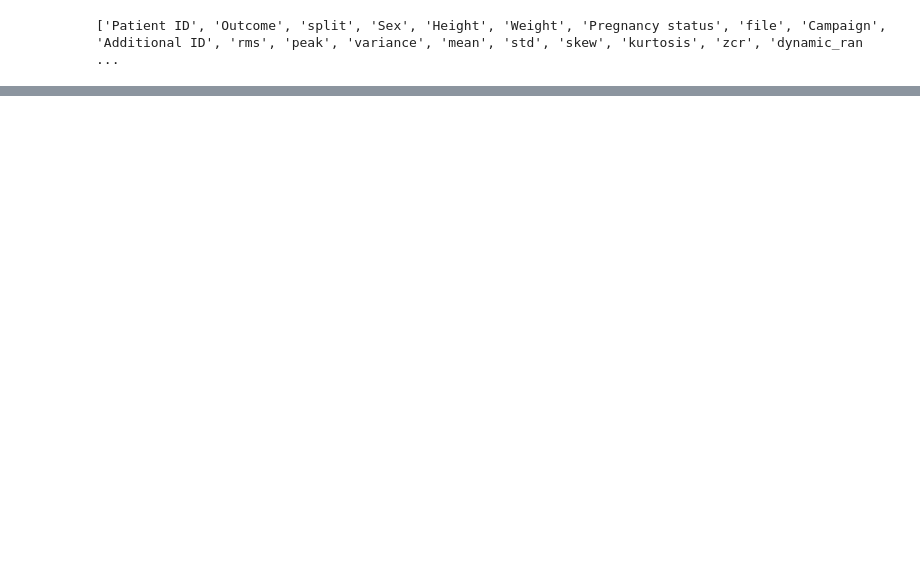
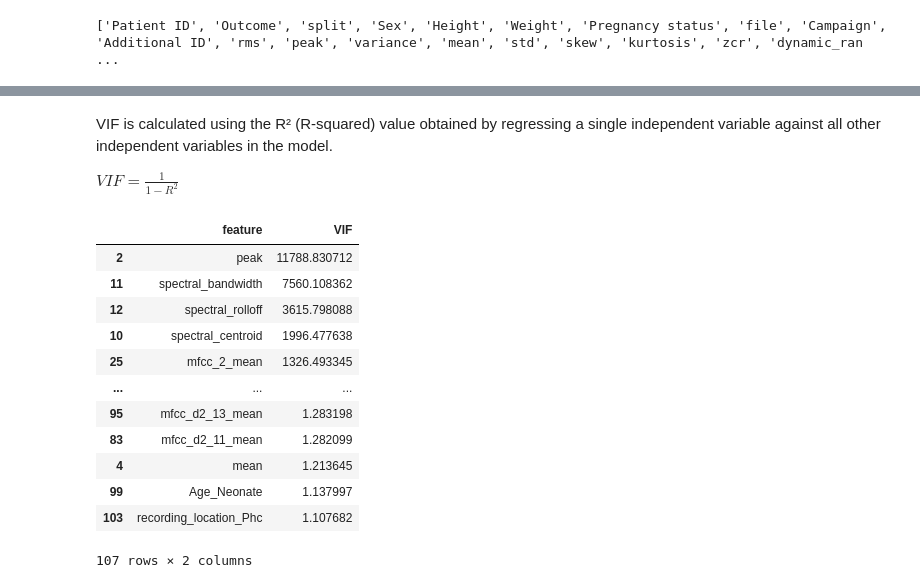
Before and after one commit to Malekos74/CaCOM-HeartWISE, a Jupyter notebook: src/models/deep_learning/mlp.ipynb, the cells around one changed output, grey strips where cells are left out. Drawn from its saved outputs; the diff is of its cells as text; code cells hidden in the pictures; blank space fills up the shorter version.

```diff
--- a/src/models/deep_learning/mlp.ipynb
+++ b/src/models/deep_learning/mlp.ipynb
@@ -127,3 +98,20 @@ y_test_tensor = torch.tensor(
     np.array(y_test),
     dtype=torch.float32
 ).reshape(-1, 1)
+# %%
+# Print data types (Need to keep only numeric for VIF calculation)
+print(X_train_df.dtypes.value_counts())
+
+# Print problematic column (not numeric)
+non_numeric = X_train_df.select_dtypes(
+    exclude=["number"]
+)
+
+print(non_numeric.columns.tolist())
+
+# Remove non numeric columns for VIF
+X_vif = X_train_df.copy()
+
+X_vif = X_vif.astype(float)
+
+print(X_vif.dtypes.value_counts())
@@ -129,0 +126,44 @@ y_test_tensor = torch.tensor(
+# %% [markdown]
+VIF is calculated using the R² (R-squared) value obtained by regressing a single independent variable against all other independent variables in the model.
+
+$VIF = \frac{1}{1-R^2}$
+# %%
+# Compute VIF for each feature to check for multicollinearity
+
+import pandas as pd
+
+from statsmodels.stats.outliers_influence import (
+    variance_inflation_factor
+)
+
+vif_df = pd.DataFrame({
+    "feature": X_vif.columns,
+    "VIF": [
+        variance_inflation_factor(
+            X_vif.values,
+            i
+        )
+        for i in range(X_vif.shape[1])
+    ]
+})
+
+vif_df = vif_df.sort_values(
+    "VIF",
+    ascending=False
+)
+
+display(vif_df)
+# %% [output]
+|  | feature | VIF |
+| 2 | peak | 11788.830712 |
+| 11 | spectral_bandwidth | 7560.108362 |
+| 12 | spectral_rolloff | 3615.798088 |
+| 10 | spectral_centroid | 1996.477638 |
+| 25 | mfcc_2_mean | 1326.493345 |
+| ... | ... | ... |
+| 95 | mfcc_d2_13_mean | 1.283198 |
+| 83 | mfcc_d2_11_mean | 1.282099 |
+| 4 | mean | 1.213645 |
+| 99 | Age_Neonate | 1.137997 |
+| 103 | recording_location_Phc | 1.107682 |
+107 rows × 2 columns
```
Also changed, not shown: parts of 18 cells of this notebook.
